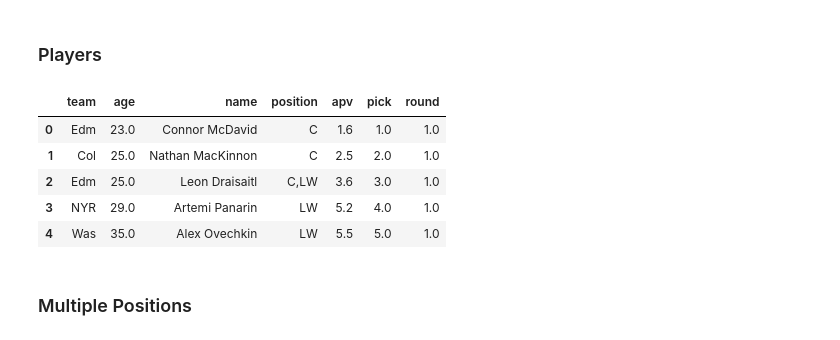
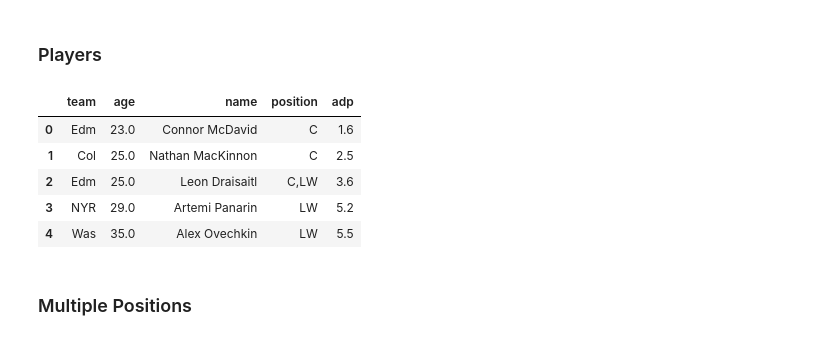
Before and after one commit to maxhumber/fantasy, a Jupyter notebook: notebooks/02-draft.ipynb, the cells around one changed output. Saved outputs shown, nothing was run; the diff lists cells and outputs as text; code cells hidden in the pictures.

```diff
--- a/notebooks/02-draft.ipynb
+++ b/notebooks/02-draft.ipynb
@@ -55,27 +55,19 @@ GOALIE_CATEGORIES = {
 # %%
 pic = pd.read_csv("../data/adp-yahoo_com.csv")
 cap = pd.read_csv("../data/info-capfriendly_com.csv")
-
-# merge
 players = pd.merge(pic, cap, how="left", on="name")
 
-# extra features
-players["apv"] = players["pick"]
-players["pick"] = players["pick"].rank(method='average', ascending=True)
-players['round'] = (players['pick'] // TEAMS) + 1
+players["adp"] = players["pick"]
+players = players[['team', 'age', 'name', 'position', 'adp']]
 
-# organize
-players = players[['team', 'age', 'name', 'position', 'apv', 'pick', 'round']]
-
-# peek
 players.head()
 # %% [output]
-|  | team | age | name | position | apv | pick | round |
-| 0 | Edm | 23.0 | Connor McDavid | C | 1.6 | 1.0 | 1.0 |
-| 1 | Col | 25.0 | Nathan MacKinnon | C | 2.5 | 2.0 | 1.0 |
-| 2 | Edm | 25.0 | Leon Draisaitl | C,LW | 3.6 | 3.0 | 1.0 |
-| 3 | NYR | 29.0 | Artemi Panarin | LW | 5.2 | 4.0 | 1.0 |
-| 4 | Was | 35.0 | Alex Ovechkin | LW | 5.5 | 5.0 | 1.0 |
+|  | team | age | name | position | adp |
+| 0 | Edm | 23.0 | Connor McDavid | C | 1.6 |
+| 1 | Col | 25.0 | Nathan MacKinnon | C | 2.5 |
+| 2 | Edm | 25.0 | Leon Draisaitl | C,LW | 3.6 |
+| 3 | NYR | 29.0 | Artemi Panarin | LW | 5.2 |
+| 4 | Was | 35.0 | Alex Ovechkin | LW | 5.5 |
 # %% [markdown]
 ### Multiple Positions
 # %%
```
Also changed, not shown: parts of 14 cells of this notebook, 13 other files.
